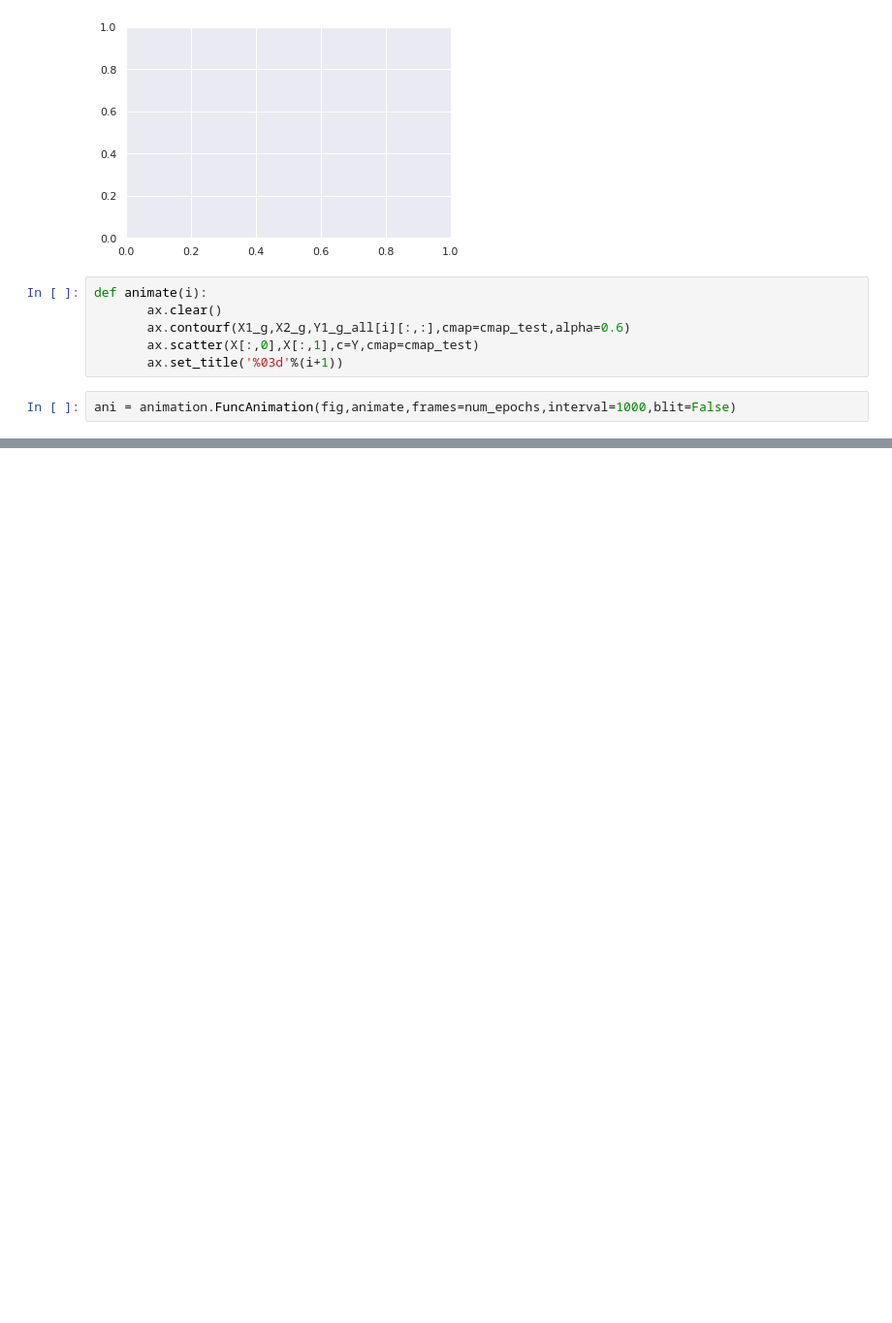
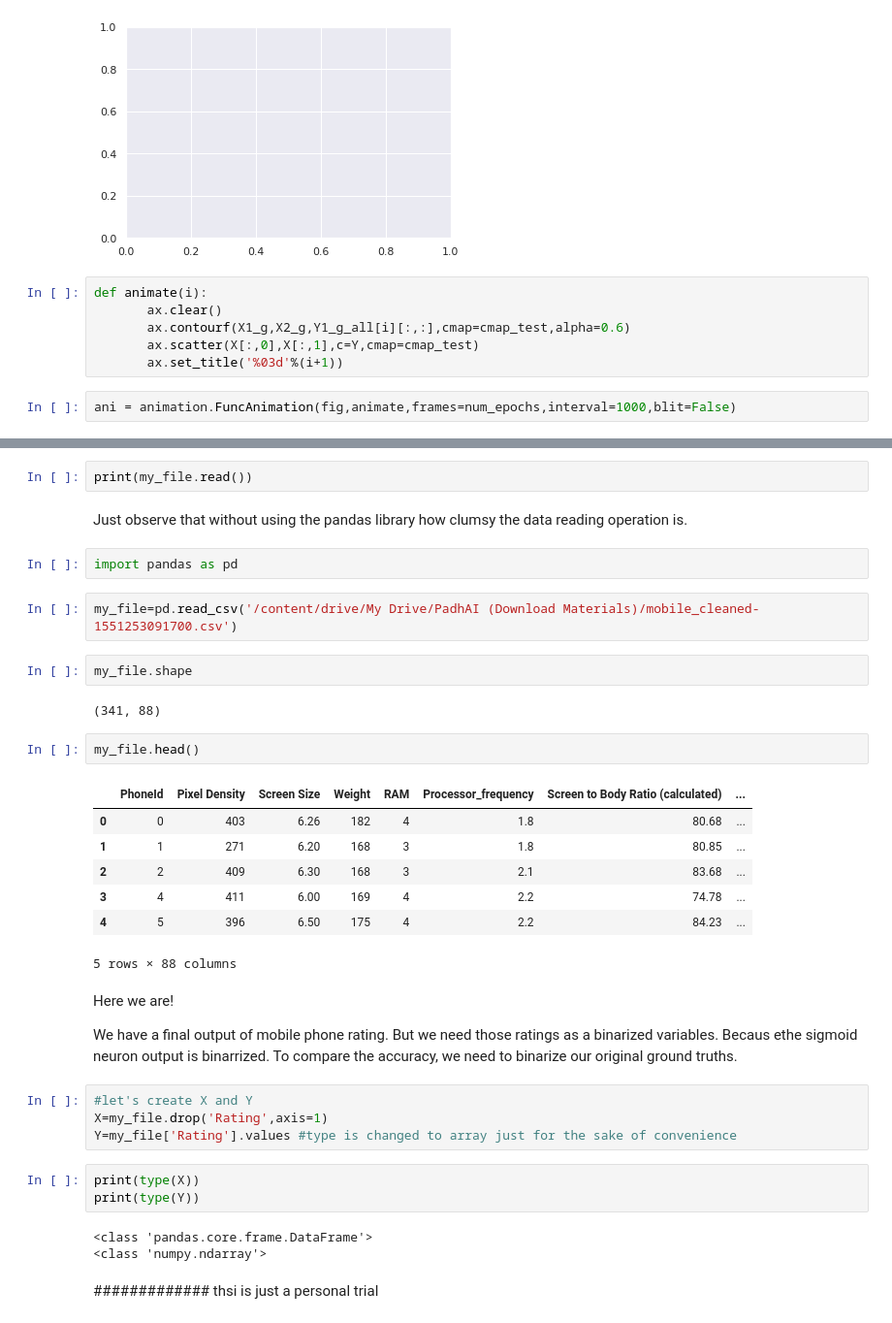
Before and after one commit to aryadeo/NEURAL_NETWORK_BASICS, a Jupyter notebook: Sigmoid_Neuron/Sigmoid_Neuron.ipynb, the cells around one changed output, grey strips where cells are left out. Shown at 97% size. Saved outputs shown, nothing was run; the diff lists cells and outputs as text; blank space fills up the shorter version.

```diff
--- a/Sigmoid_Neuron/Sigmoid_Neuron.ipynb
+++ b/Sigmoid_Neuron/Sigmoid_Neuron.ipynb
@@ -449,0 +477,39 @@ HTML(ani.to_html5_video())
+# %%
+print(my_file.read())
+# %% [markdown]
+Just observe that without using the pandas library how clumsy the data reading operation is.
+# %%
+import pandas as pd
+# %%
+my_file=pd.read_csv('/content/drive/My Drive/PadhAI (Download Materials)/mobile_cleaned-1551253091700.csv')
+# %%
+my_file.shape
+# %% [output]
+(341, 88)
+# %%
+my_file.head()
+# %% [output]
+|  | PhoneId | Pixel Density | Screen Size | Weight | RAM | Processor_frequency | Screen to Body Ratio (calculated) | ... |
+| 0 | 0 | 403 | 6.26 | 182 | 4 | 1.8 | 80.68 | ... |
+| 1 | 1 | 271 | 6.20 | 168 | 3 | 1.8 | 80.85 | ... |
+| 2 | 2 | 409 | 6.30 | 168 | 3 | 2.1 | 83.68 | ... |
+| 3 | 4 | 411 | 6.00 | 169 | 4 | 2.2 | 74.78 | ... |
+| 4 | 5 | 396 | 6.50 | 175 | 4 | 2.2 | 84.23 | ... |
+5 rows × 88 columns
+# %% [markdown]
+Here we are!
+
+We have a final output of mobile phone rating. But we need those ratings as a binarized variables. Becaus ethe sigmoid neuron output is binarrized. To compare the accuracy, we need to binarize our original ground truths.
+# %%
+#let's create X and Y
+X=my_file.drop('Rating',axis=1)
+Y=my_file['Rating'].values #type is changed to array just for the sake of convenience
+# %%
+print(type(X))
+print(type(Y))
+# %% [output]
+<class 'pandas.core.frame.DataFrame'>
+<class 'numpy.ndarray'>
+# %% [markdown]
+#############
+thsi is just a personal trial
```
Also changed, not shown: parts of 29 cells of this notebook.
